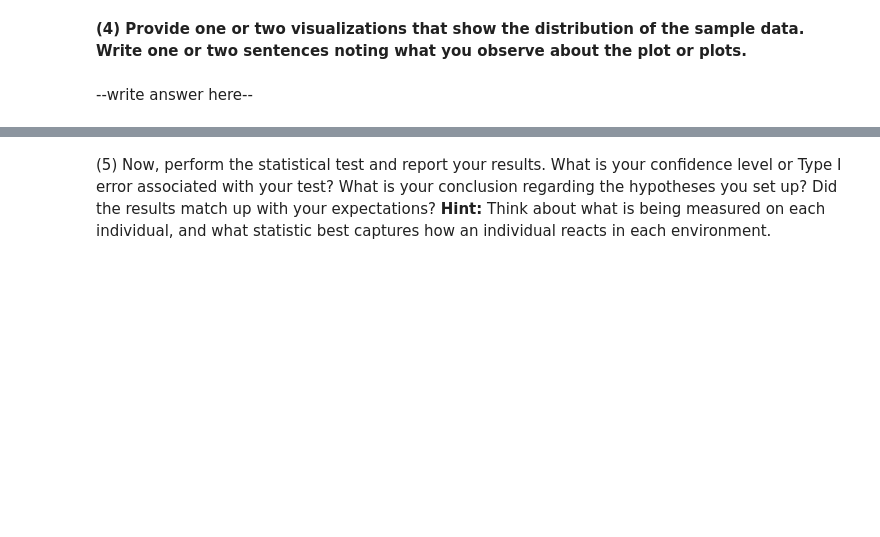
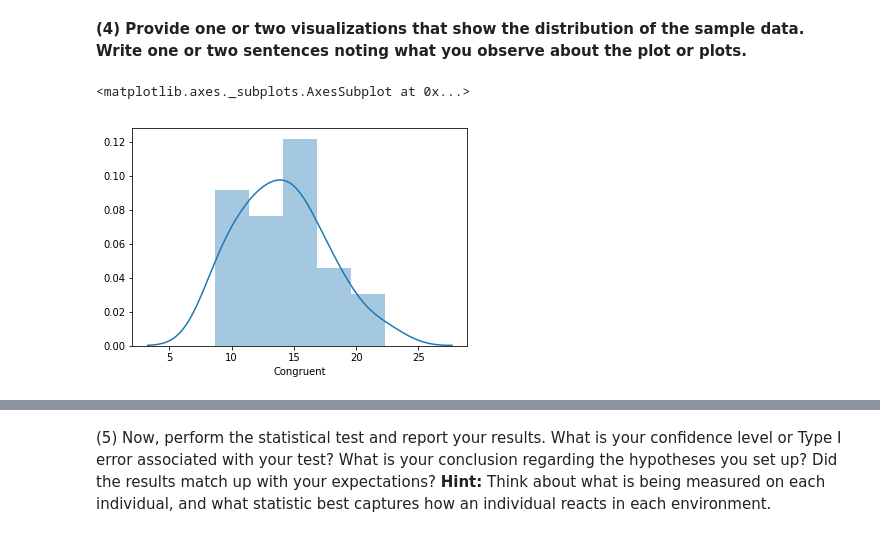
Before and after one commit to emilylauyw/Udacity-DAND-Project5-Test_a_Perceptual_Phenomenon, a Jupyter notebook: Test_a_Perceptual_Phenomenon.ipynb, the cells around one changed output, grey strips where cells are left out. Saved outputs shown, nothing was run; the diff lists cells and outputs as text; code cells hidden in the pictures; blank space fills up the shorter version.

```diff
--- a/Test_a_Perceptual_Phenomenon.ipynb
+++ b/Test_a_Perceptual_Phenomenon.ipynb
@@ -53,7 +53,9 @@ df.describe()
 **(4) Provide one or two visualizations that show the distribution of the sample data. Write one or two sentences noting what you observe about the plot or plots.**
 # %%
 # Build the visualizations here
-import matplotlib.pyplot as plt
+import seaborn as sns
 %matplotlib inline
+sns.distplot(df['Congruent'])
+# %% [output]
+<matplotlib.axes._subplots.AxesSubplot at 0x...>
+[figure, added]
-# %% [markdown]
---write answer here--
```
Also changed, not shown: parts of 2 cells of this notebook.
